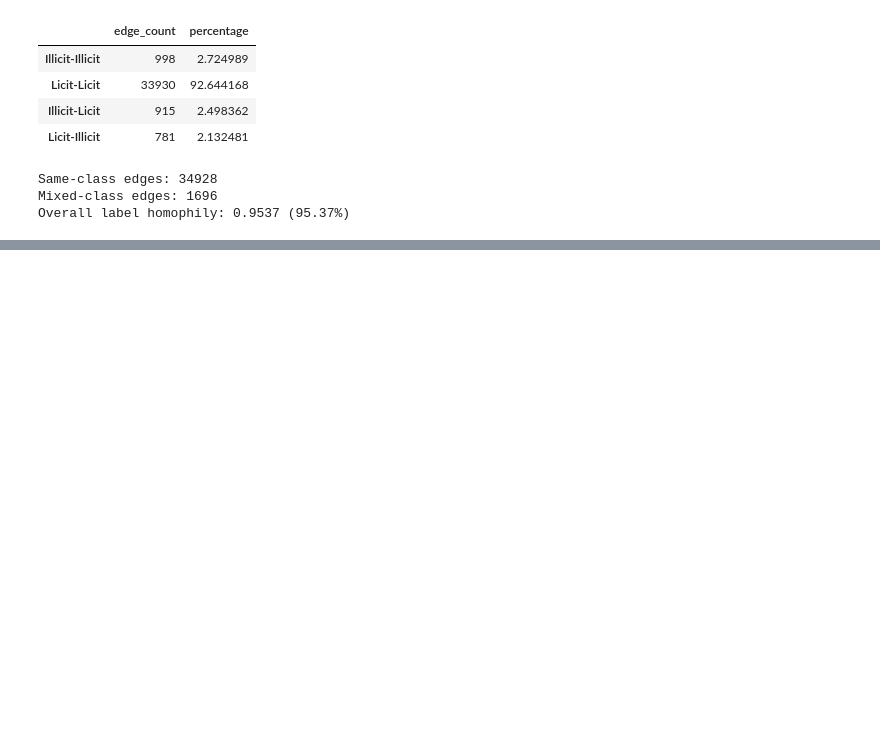
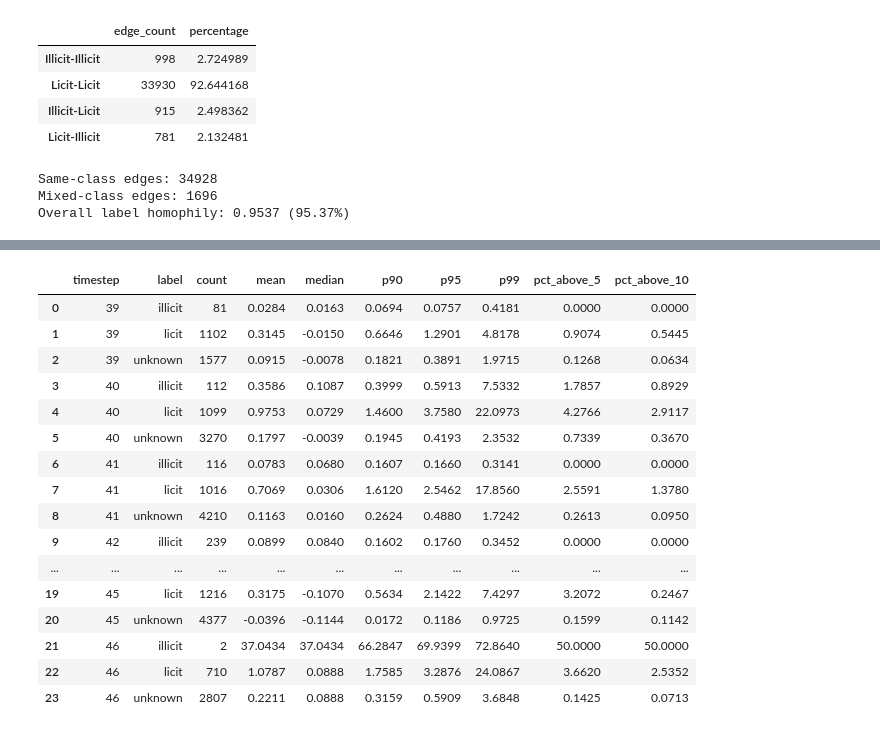
Before and after one commit to Vin0505/graph-financial-crime, a Jupyter notebook: notebooks/data_exploration.ipynb, the cells around one changed output, grey strips where cells are left out. Cells and saved outputs as stored; diff of their text form; code cells hidden in the pictures; blank space fills up the shorter version.

```diff
--- a/notebooks/data_exploration.ipynb
+++ b/notebooks/data_exploration.ipynb
@@ -1323,0 +4406,21 @@ Overall label homophily: 0.9537 (95.37%)
+# %%
+from mlflow.tracking import MlflowClient
+import pandas as pd
+
+client = MlflowClient()
+
+runs = client.search_runs(
+    experiment_ids=["3"],
+    max_results=1000,
+    order_by=["start_time ASC"]
+)
+
+print(f"Total runs in experiment 3: {len(runs)}")
+
+for i, run in enumerate(runs[:5]):
+    print(f"\n--- Run {i + 1} ---")
+    print("Run ID:", run.info.run_id)
+    print("Status:", run.info.status)
+    print("Tags:", run.data.tags)
+    print("Parameters:", run.data.params)
+    print("Metrics:", run.data.metrics)
@@ -1323,0 +5737,42 @@ Overall label homophily: 0.9537 (95.37%)
+# %%
+# Per-timestep local_1 tail analysis by label
+
+tail_by_label = (
+    local1_df[
+        local1_df["timestep"].between(39, 46)
+    ]
+    .groupby(["timestep", "label"])
+    .agg(
+        count=("local_1", "size"),
+        mean=("local_1", "mean"),
+        median=("local_1", "median"),
+        p90=("local_1", lambda x: x.quantile(0.90)),
+        p95=("local_1", lambda x: x.quantile(0.95)),
+        p99=("local_1", lambda x: x.quantile(0.99)),
+        pct_above_5=("local_1", lambda x: (x > 5).mean() * 100),
+        pct_above_10=("local_1", lambda x: (x > 10).mean() * 100),
+    )
+    .reset_index()
+)
+
+display(
+    tail_by_label.round(4)
+)
+# %% [output]
+|  | timestep | label | count | mean | median | p90 | p95 | p99 | pct_above_5 | pct_above_10 |
+| 0 | 39 | illicit | 81 | 0.0284 | 0.0163 | 0.0694 | 0.0757 | 0.4181 | 0.0000 | 0.0000 |
+| 1 | 39 | licit | 1102 | 0.3145 | -0.0150 | 0.6646 | 1.2901 | 4.8178 | 0.9074 | 0.5445 |
+| 2 | 39 | unknown | 1577 | 0.0915 | -0.0078 | 0.1821 | 0.3891 | 1.9715 | 0.1268 | 0.0634 |
+| 3 | 40 | illicit | 112 | 0.3586 | 0.1087 | 0.3999 | 0.5913 | 7.5332 | 1.7857 | 0.8929 |
+| 4 | 40 | licit | 1099 | 0.9753 | 0.0729 | 1.4600 | 3.7580 | 22.0973 | 4.2766 | 2.9117 |
+| 5 | 40 | unknown | 3270 | 0.1797 | -0.0039 | 0.1945 | 0.4193 | 2.3532 | 0.7339 | 0.3670 |
+| 6 | 41 | illicit | 116 | 0.0783 | 0.0680 | 0.1607 | 0.1660 | 0.3141 | 0.0000 | 0.0000 |
+| 7 | 41 | licit | 1016 | 0.7069 | 0.0306 | 1.6120 | 2.5462 | 17.8560 | 2.5591 | 1.3780 |
+| 8 | 41 | unknown | 4210 | 0.1163 | 0.0160 | 0.2624 | 0.4880 | 1.7242 | 0.2613 | 0.0950 |
+| 9 | 42 | illicit | 239 | 0.0899 | 0.0840 | 0.1602 | 0.1760 | 0.3452 | 0.0000 | 0.0000 |
+| ... | ... | ... | ... | ... | ... | ... | ... | ... | ... | ... |
+| 19 | 45 | licit | 1216 | 0.3175 | -0.1070 | 0.5634 | 2.1422 | 7.4297 | 3.2072 | 0.2467 |
+| 20 | 45 | unknown | 4377 | -0.0396 | -0.1144 | 0.0172 | 0.1186 | 0.9725 | 0.1599 | 0.1142 |
+| 21 | 46 | illicit | 2 | 37.0434 | 37.0434 | 66.2847 | 69.9399 | 72.8640 | 50.0000 | 50.0000 |
+| 22 | 46 | licit | 710 | 1.0787 | 0.0888 | 1.7585 | 3.2876 | 24.0867 | 3.6620 | 2.5352 |
+| 23 | 46 | unknown | 2807 | 0.2211 | 0.0888 | 0.3159 | 0.5909 | 3.6848 | 0.1425 | 0.0713 |
```
Also changed, not shown: parts of 108 cells of this notebook, 47 other files.
